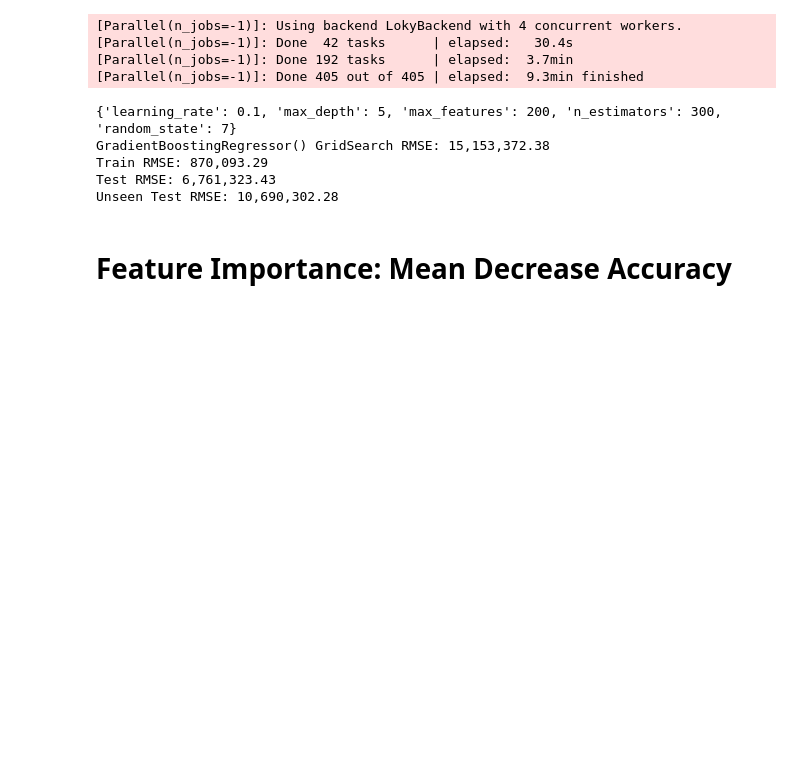
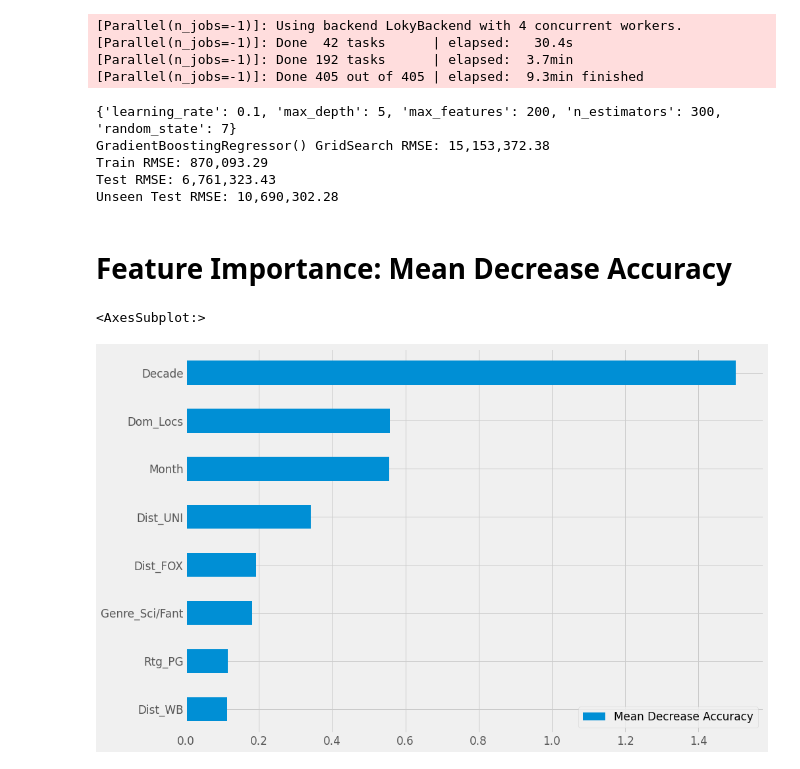
Before and after one commit to xazsanch/Predicting_Movie_Grosses, a Jupyter notebook: Untitled.ipynb, the cells around one changed output. Cells and saved outputs as stored; diff of their text form; code cells hidden in the pictures; blank space fills up the shorter version.

```diff
--- a/Untitled.ipynb
+++ b/Untitled.ipynb
@@ -998,0 +1003,5 @@ scores.sort_values(by='Mean Decrease Accuracy').plot(kind='barh', figsize = (14,
+# %%
+scores.sort_values(by='Mean Decrease Accuracy').tail(8).plot(kind='barh', figsize = (14,10))
+# %% [output]
+<AxesSubplot:>
+[figure, added]
```
Also changed, not shown: parts of 6 cells of this notebook.
